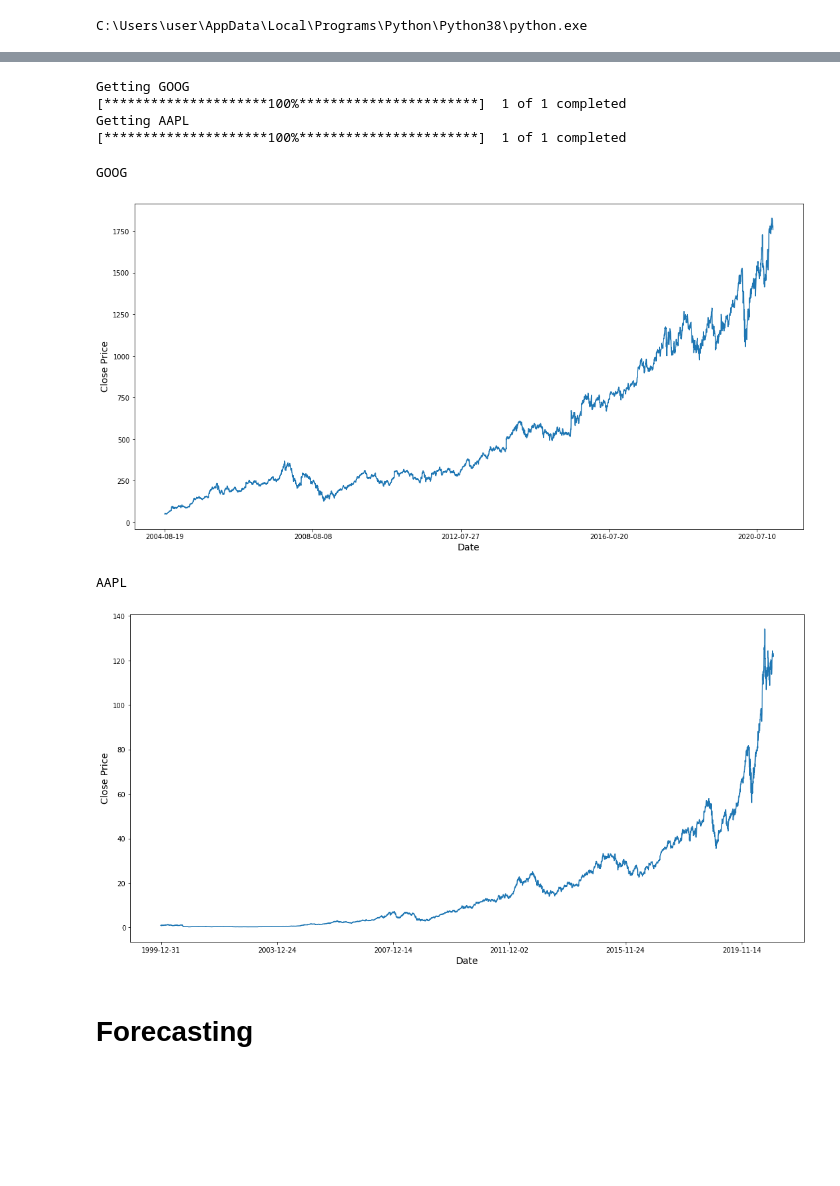
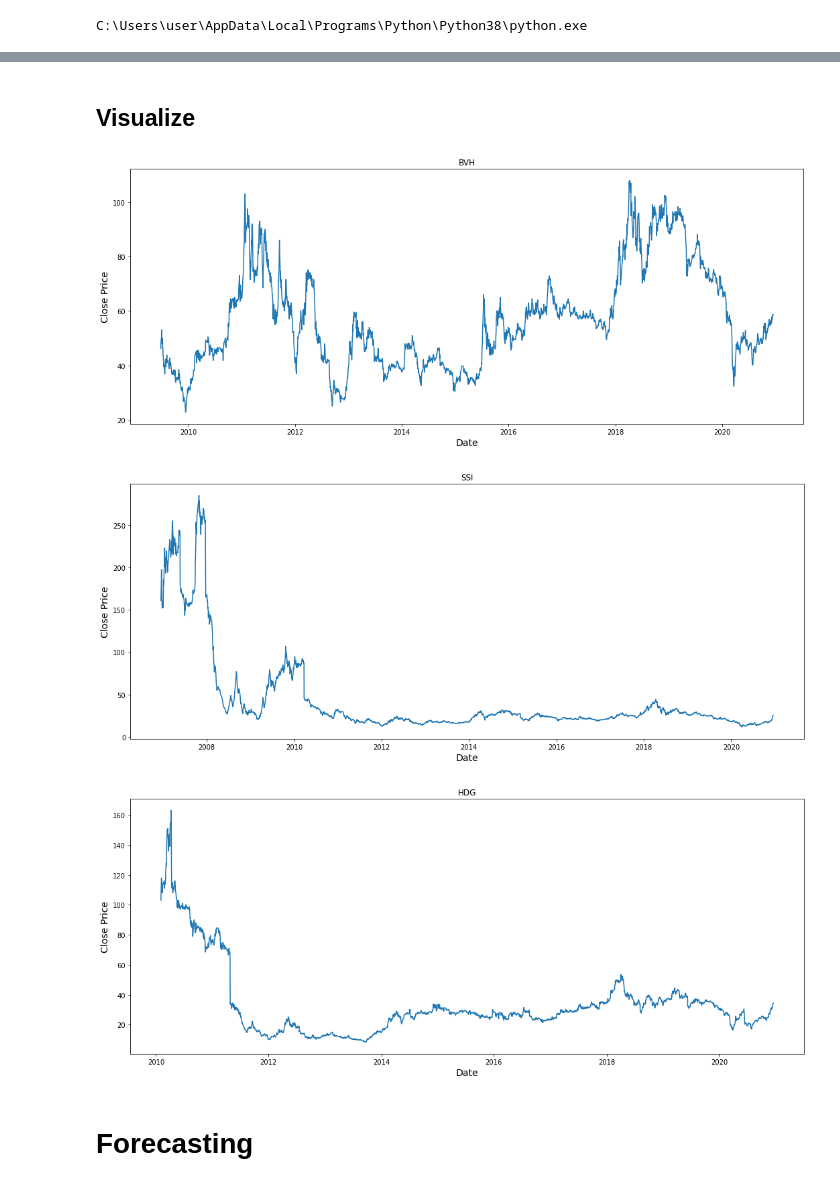
Before and after one commit to cripplinmuffin/khdlud_dack, a Jupyter notebook: test.ipynb, the cells around one changed output, grey strips where cells are left out. Saved outputs shown, nothing was run; the diff lists cells and outputs as text; code cells hidden in the pictures; blank space fills up the shorter version.

```diff
--- a/test.ipynb
+++ b/test.ipynb
@@ -36,16 +37,0 @@ def getData(ticker):
-# %%
-start_date = "2000-01-01"
-end_date = "2020-12-15"
-
-ticker_list = ['GOOG', 'AAPL']
-
-for tik in ticker_list:
-    if not os.path.isfile('./data/' + tik + '.csv'):
-        getData(tik)
-    else:
-        print(tik, 'data existed.')
-# %% [output]
-Getting GOOG
-[*********************100%***********************]  1 of 1 completed
-Getting AAPL
-[*********************100%***********************]  1 of 1 completed
@@ -52,22 +74,25 @@ Getting AAPL
+# %%
+stock = ['BVH', 'SSI', 'HDG']
+# %%
+for symbol in stock:
+    get_stock_data(symbol, symbol+'.csv')
+# %% [markdown]
+## Visualize
 # %%
-for s in ticker_list:
-    print(s)
-    df= pd.read_csv('./data/' + s + '.csv', index_col='Date')
-
-
-
-    plt.figure(figsize = (18,9))
-    df['Close'].plot()
-
+for symbol in stock:
+    df = pd.read_csv(symbol+'.csv', parse_dates={'Datetime':['Date']}).iloc[::-1]
+    df.set_index(['Datetime'], inplace = True)
+    plt.figure(figsize = (18,7))
+    plt.plot(df['Close'])
+    plt.title(symbol)
     plt.xlabel('Date',fontsize=14)
     plt.ylabel('Close Price',fontsize=14)
 
     plt.show()
 # %% [output]
-GOOG
-[figure, old version]
+[figure, new version]
-AAPL
-[figure, old version]
+[figure, new version]
+[figure, added]
 # %% [markdown]
 # Forecasting
 # %%
```
Also changed, not shown: parts of 36 cells of this notebook, 8 other files.
